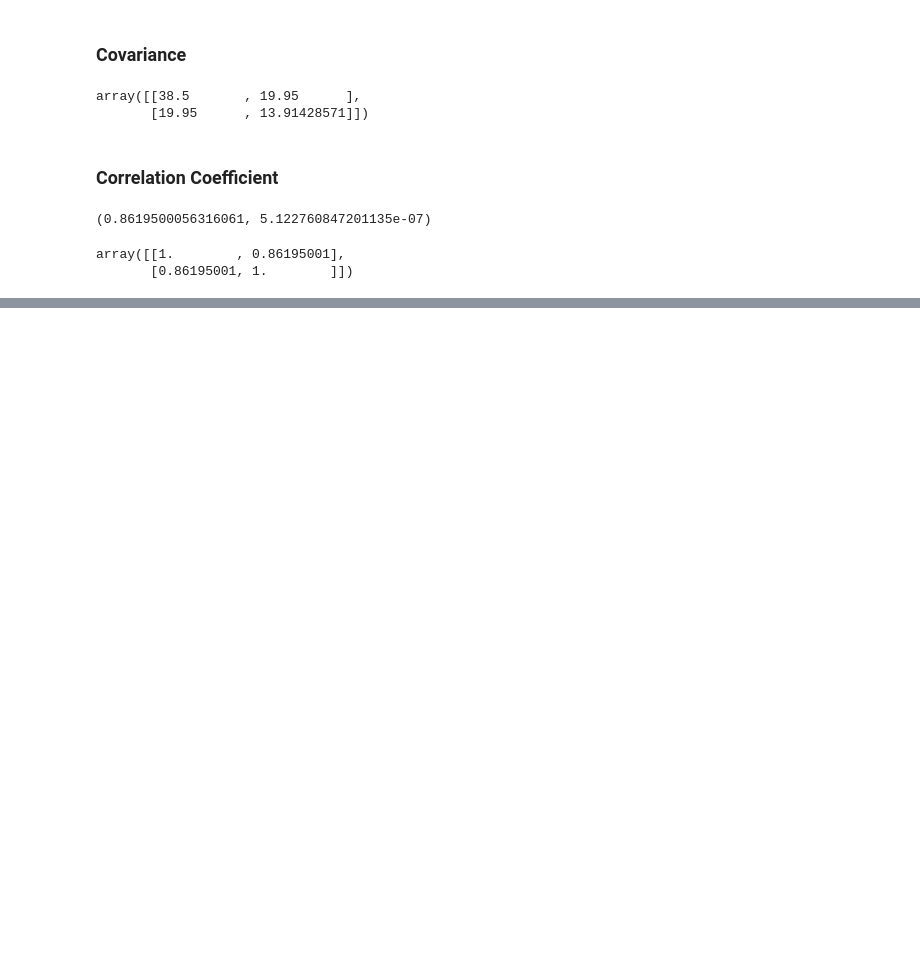
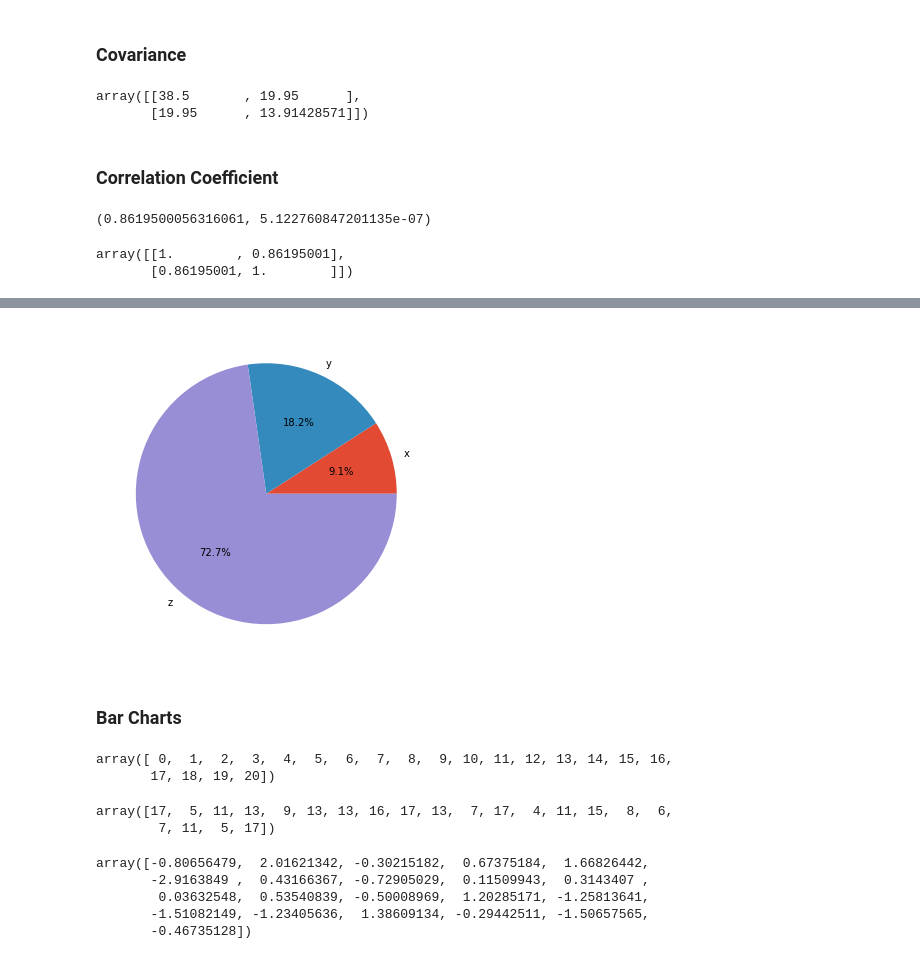
Before and after one commit to anaswindra/Hacktiv8_GIT, a Jupyter notebook: Sesi_9_DescriptiveStatistics.ipynb, the cells around one changed output, grey strips where cells are left out. Drawn from its saved outputs; the diff is of its cells as text; code cells hidden in the pictures; blank space fills up the shorter version.

```diff
--- a/Sesi_9_DescriptiveStatistics.ipynb
+++ b/Sesi_9_DescriptiveStatistics.ipynb
@@ -322,0 +532,10 @@ array([[1.        , 0.86195001],
+# %%
+x, y, z = 128, 256, 1024
+# %%
+fig, ax = plt.subplots(figsize=(10,6))
+ax.pie((x, y, z), labels=('x', 'y', 'z'), autopct='%1.1f%%')
+plt.show()
+# %% [output]
+[figure, added]
+# %% [markdown]
+### Bar Charts
@@ -322,0 +546,18 @@ array([[1.        , 0.86195001],
+# %%
+x
+# %% [output]
+array([ 0,  1,  2,  3,  4,  5,  6,  7,  8,  9, 10, 11, 12, 13, 14, 15, 16,
+       17, 18, 19, 20])
+# %%
+y
+# %% [output]
+array([17,  5, 11, 13,  9, 13, 13, 16, 17, 13,  7, 17,  4, 11, 15,  8,  6,
+        7, 11,  5, 17])
+# %%
+err
+# %% [output]
+array([-0.80656479,  2.01621342, -0.30215182,  0.67375184,  1.66826442,
+       -2.9163849 ,  0.43166367, -0.72905029,  0.11509943,  0.3143407 ,
+        0.03632548,  0.53540839, -0.50008969,  1.20285171, -1.25813641,
+       -1.51082149, -1.23405636,  1.38609134, -0.29442511, -1.50657565,
+       -0.46735128])
```
Also changed, not shown: parts of 57 cells of this notebook, 15 other files.
